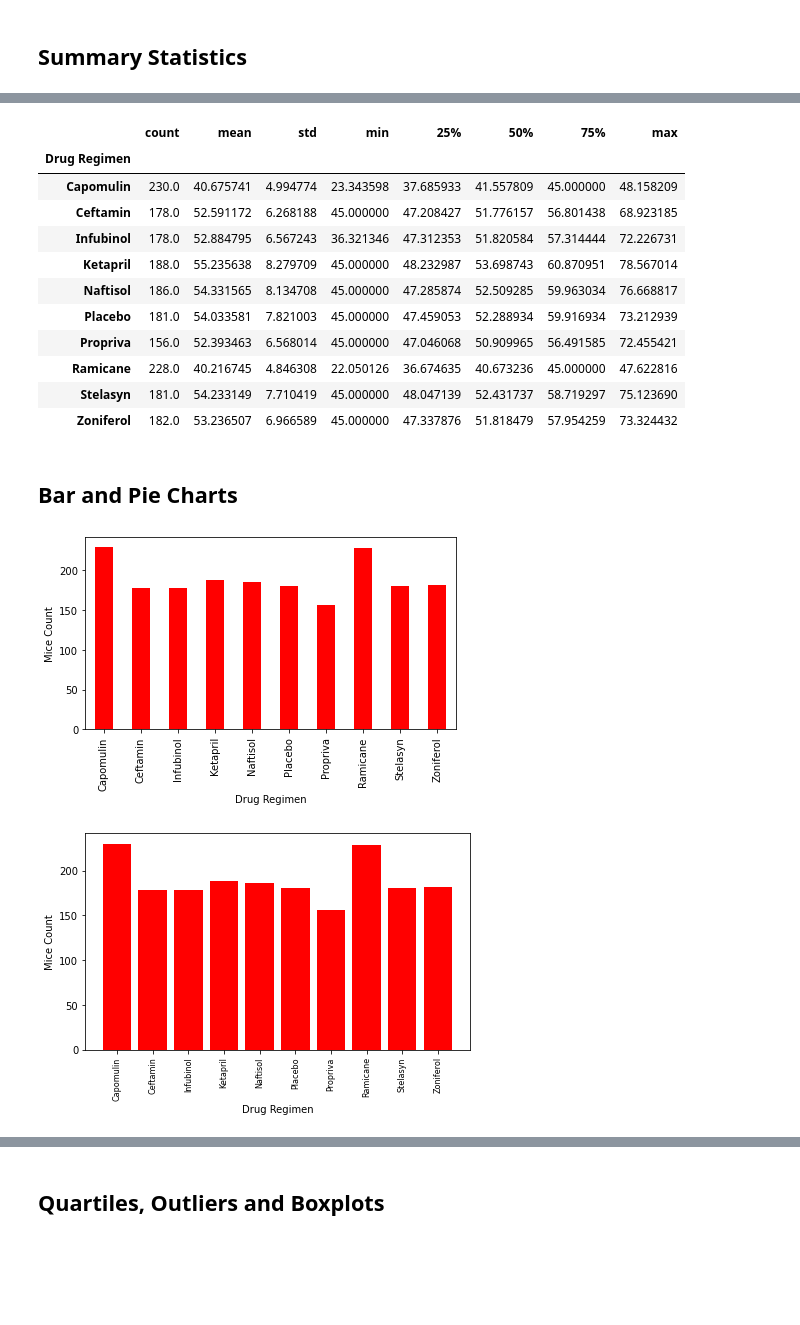
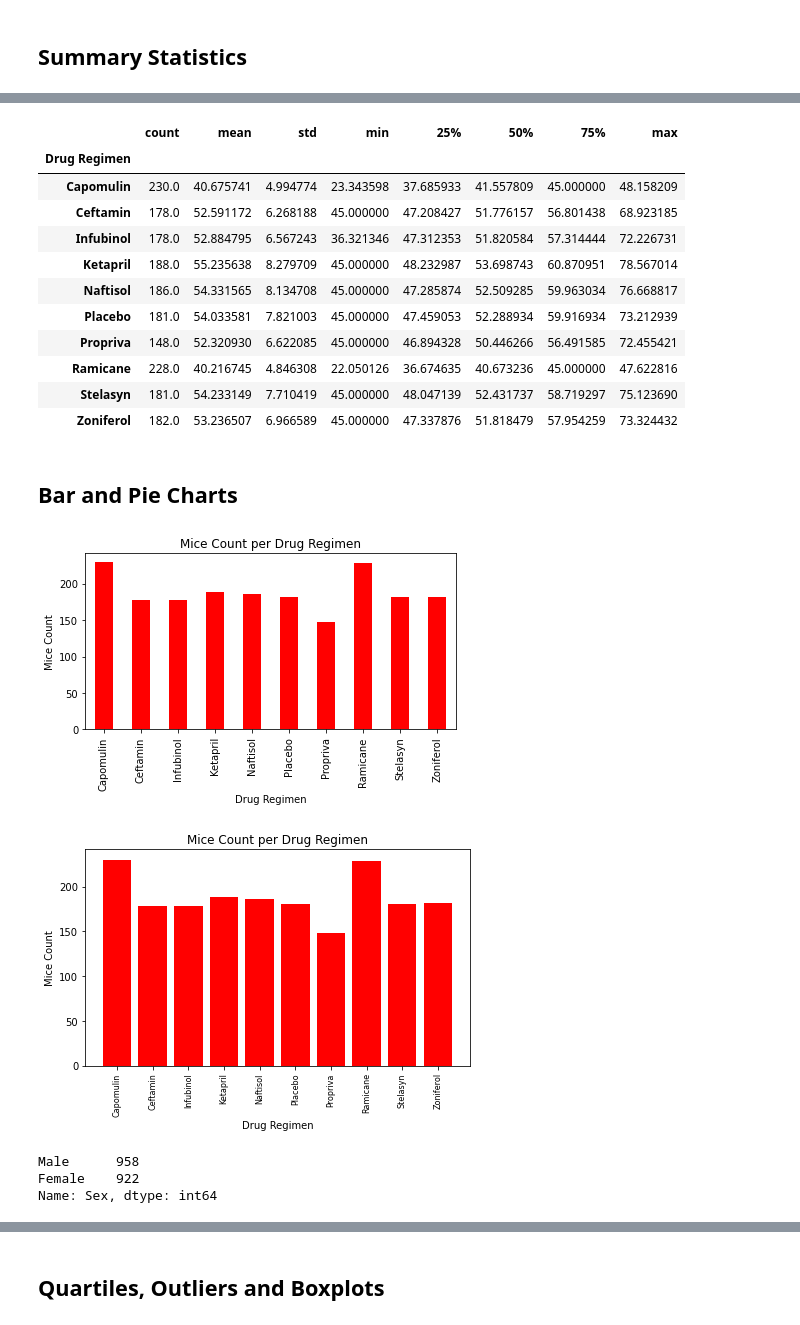
Before and after one commit to harikapeddi/Pymaceuticals---Matplotlib, a Jupyter notebook: pymaceuticals_starter.ipynb, the cells around one changed output, grey strips where cells are left out. Saved outputs shown, nothing was run; the diff lists cells and outputs as text; code cells hidden in the pictures; blank space fills up the shorter version.

```diff
--- a/pymaceuticals_starter.ipynb
+++ b/pymaceuticals_starter.ipynb
@@ -50,0 +46,4 @@ df1.head(10)
+# %%
+duplicate_mouseid = df.loc[df.duplicated(['Mouse ID','Timepoint'])]['Mouse ID'].unique()
+duplicate_mouseid=duplicate_mouseid[0]
+duplicate_mouseid
@@ -59,9 +89,10 @@ new_df.shape
 # %%
 # Create a clean DataFrame by dropping the duplicate mouse by its ID.
-clean_df = df.drop_duplicates(subset=['Mouse ID','Timepoint'], keep='first')
+clean_df = df[df['Mouse ID'] != duplicate_mouseid]
 
-clean_df.head()
+clean_df
 
+# clean_df.to_csv('test/clean_df.csv')
 
 # clean_df.shape
 # %% [output]
@@ -127,7 +165,7 @@ mice_df['Tumor Volume (mm3)'].describe()
 | Ketapril | 188.0 | 55.235638 | 8.279709 | 45.000000 | 48.232987 | 53.698743 | 60.870951 | 78.567014 |
 | Naftisol | 186.0 | 54.331565 | 8.134708 | 45.000000 | 47.285874 | 52.509285 | 59.963034 | 76.668817 |
 | Placebo | 181.0 | 54.033581 | 7.821003 | 45.000000 | 47.459053 | 52.288934 | 59.916934 | 73.212939 |
-| Propriva | 156.0 | 52.393463 | 6.568014 | 45.000000 | 47.046068 | 50.909965 | 56.491585 | 72.455421 |
+| Propriva | 148.0 | 52.320930 | 6.622085 | 45.000000 | 46.894328 | 50.446266 | 56.491585 | 72.455421 |
 | Ramicane | 228.0 | 40.216745 | 4.846308 | 22.050126 | 36.674635 | 40.673236 | 45.000000 | 47.622816 |
 | Stelasyn | 181.0 | 54.233149 | 7.710419 | 45.000000 | 48.047139 | 52.431737 | 58.719297 | 75.123690 |
 | Zoniferol | 182.0 | 53.236507 | 6.966589 | 45.000000 | 47.337876 | 51.818479 | 57.954259 | 73.324432 |
@@ -142,21 +180,28 @@ mcount_df
 
 mcount_df.plot(kind='bar', color='r', legend=False)
 plt.ylabel('Mice Count')
-
+plt.title('Mice Count per Drug Regimen')
 plt.tight_layout()
 # %% [output]
-[figure, old version]
+[figure, new version]
 # %%
 # Generate a bar plot showing the total number of unique mice tested on each drug regimen using pyplot.
 
 x_axis = np.arange(len(mcount_df.index))
 labels = list(mcount_df.index)
 
 plt.bar(x_axis, mcount_df['Mice Count'], color='r')
 plt.xticks(x_axis, labels, rotation=90, fontsize=8)
 plt.tight_layout()
 plt.xlabel('Drug Regimen')
 plt.ylabel('Mice Count')
+plt.title('Mice Count per Drug Regimen')
 plt.show()
 # %% [output]
-[figure, old version]
+[figure, new version]
+# %%
+clean_df['Sex'].value_counts()
+# %% [output]
+Male      958
+Female    922
+Name: Sex, dtype: int64
```
Also changed, not shown: parts of 23 cells of this notebook.
